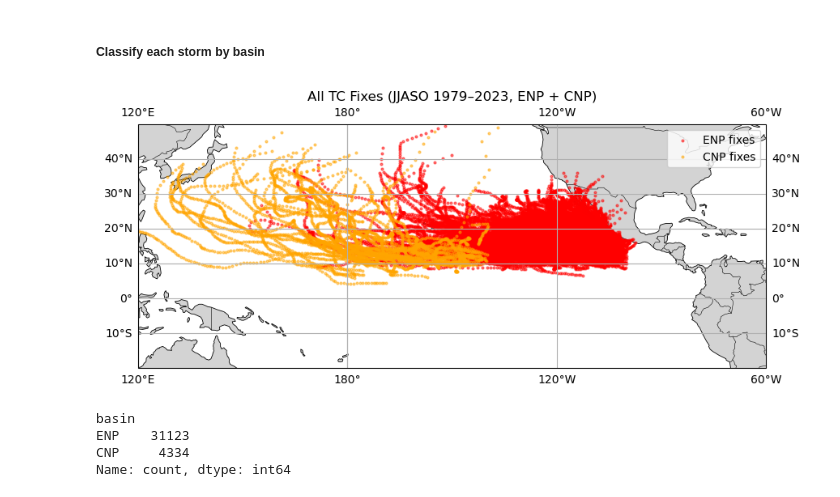
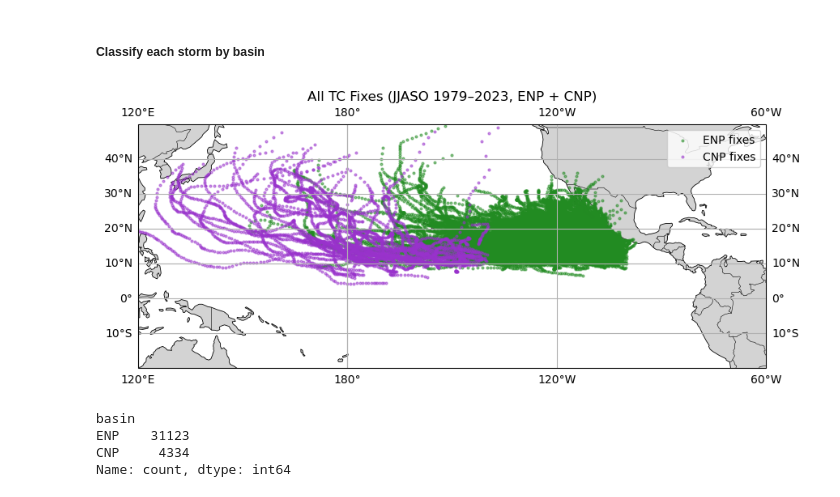
Before and after one commit to erinsatmosphere/ATMS_596_Final, a Jupyter notebook: ATMS_596_Final.ipynb, the cells around one changed output. Cells and saved outputs as stored; diff of their text form; code cells hidden in the pictures.

Commit message:
Update Code / Add Interpretations

```diff
--- a/ATMS_596_Final.ipynb
+++ b/ATMS_596_Final.ipynb
@@ -947,11 +745,10 @@ plt.show()
 # %%
 # scatterplot Niño1+2 vs Niño4 with ENSO types labeled
-# plot needs reformatting - adjust labels? delete/add to end? change color scheme - XXX
 
 plt.figure(figsize=(6,6))
 
 # color map for categories
-color_map = {'EP':'red','CP':'purple','LaNiña':'blue','Neutral':'gray'}
+color_map = {'EP':'forestgreen','CP':'indigo','LaNiña':'blue','Neutral':'gray'}
 for etype, sub in enso_jjaso.groupby('enso_type'):
     plt.scatter(sub['nino12'], sub['nino4'],
                 label=etype, color=color_map[etype], s=45, alpha=0.8)
@@ -971,7 +768,7 @@ plt.show()
 # INTERPRETATION:
 # - this plot compares Niño1+2 (EP) and Niño4 (CP) anomalies for each JJASO season from 1979–2023, with ENSO type assigned by the objective classification
 # - the 1:1 dashed line indicates where Niño1+2 = Niño4
-# - EP El Niño seasons (red):
+# - EP El Niño seasons (green):
 #        - plotted above +0.5°C Niño1+2 anomaly, almost always to the right of the 1:1 line
 #        - shows very strong positive Niño1+2 anomalies, occasionally exceeding 2–3°C (classic high-energy EP events (1982, 1997, 2015, 2023))
 # - CP El Niño seasons (purple):
@@ -984,7 +781,6 @@ plt.show()
 # - neutral seasons (gray):
 #        - clustered near (0,0) as expected
 #
-# - strong EP events occupy the extreme-right tail, meaning SSTs are much warmer near the Eastern Pacific coast - supports the hypothesis that EP events
-#   produce stronger ENP storms (higher ACE, MaxWind)
+# - strong EP events occupy the extreme-right tail, meaning SSTs are much warmer near the Eastern Pacific coast - supports the hypothesis that EP events produce stronger ENP storms (higher ACE, MaxWind)
 # - CP years show warming concentrated westward - consistent with westward-shifted genesis and track density
 # %% [output]
@@ -1115,8 +914,8 @@ n4_box  = dict(lat_min=-5,  lat_max=5,  lon_min=160, lon_max=210)
 
 # plot
 for box, color, label in [
-    (n12_box, 'red',    'Niño1+2 (EP‑sensitive region)'),
-    (n4_box,  'purple', 'Niño4 (CP‑sensitive region)')
+    (n12_box, 'forestgreen',    'Niño1+2 (EP‑sensitive region)'),
+    (n4_box,  'indigo', 'Niño4 (CP‑sensitive region)')
 ]:
     lons = [box['lon_min'], box['lon_max'], box['lon_max'], box['lon_min'], box['lon_min']]
     lats = [box['lat_min'], box['lat_min'], box['lat_max'], box['lat_max'], box['lat_min']]
@@ -1143,8 +942,8 @@ _ = ax.gridlines(draw_labels=True)
 
 # draw ENP/CNP boxes used for basin assignment by genesis location
 for box, color, label in [
-    (ENP_BOX,'red','Eastern Pacific (ENP genesis box)'),
-    (CNP_BOX,'orange','Central Pacific (CNP genesis box)')
+    (ENP_BOX,'forestgreen','Eastern Pacific (ENP genesis box)'),
+    (CNP_BOX,'indigo','Central Pacific (CNP genesis box)')
 ]:
     lons = [box['lon_min'], box['lon_max'], box['lon_max'], box['lon_min'], box['lon_min']]
     lats = [box['lat_min'], box['lat_min'], box['lat_max'], box['lat_max'], box['lat_min']]
@@ -1410,34 +1089,39 @@ df_tc = df_tc[df_tc['basin'].isin(['ENP','CNP'])]
 # %%
 # EDA: plot all JJASO fixes to visually QC the spatial domain coverage
 #    - color by basin?
 #    - plot basin boxes?
 #    - clean up figure
 
 # color palette for basins
-basin_colors = {'ENP':'red', 'CNP':'orange'}
+basin_colors = {'ENP':'forestgreen', 'CNP':'darkorchid'}
 
 fig = plt.figure(figsize=(10,6))
 ax  = plt.axes(projection=ccrs.PlateCarree(central_longitude=210))
 ax.set_extent([120,300,-20,50], crs=ccrs.PlateCarree())
 
 # add geographic layers
 ax.add_feature(cfeature.LAND, facecolor='lightgray', zorder=0)
 ax.add_feature(cfeature.COASTLINE, linewidth=0.6, zorder=1)
 ax.add_feature(cfeature.BORDERS, linewidth=0.4, zorder=1)
 ax.gridlines(draw_labels=True, dms=False, x_inline=False, y_inline=False)
 
 # plot TC fixes (lon/lat points)
 # Plot basin-coded TC fixes
 for basin, color in basin_colors.items():
     subset = df_tc[df_tc['basin'] == basin]
     ax.scatter(subset['lon'], subset['lat'], s=4, alpha=0.5, color=color,
                label=f"{basin} fixes", transform=ccrs.PlateCarree())
 
 plt.title('All TC Fixes (JJASO 1979–2023, ENP + CNP)', fontsize=12)
 plt.legend(loc='upper right')
 plt.show()
 
-# INTERPRETATION: XXX - address location and volume of points by basin
+# INTERPRETATION:
+#
+# - Eastern Pacific tracks (green) dominate
+# - Central Pacific tracks (purple) are fewer but distinct
+# - Storm motion patterns look climatologically reasonable
+# - Confirms the correctness of the genesis-based basin assignment
 # %% [output]
-[figure, old version]
+[figure, new version]
 # %%
```
Also changed, not shown: parts of 58 cells of this notebook.
